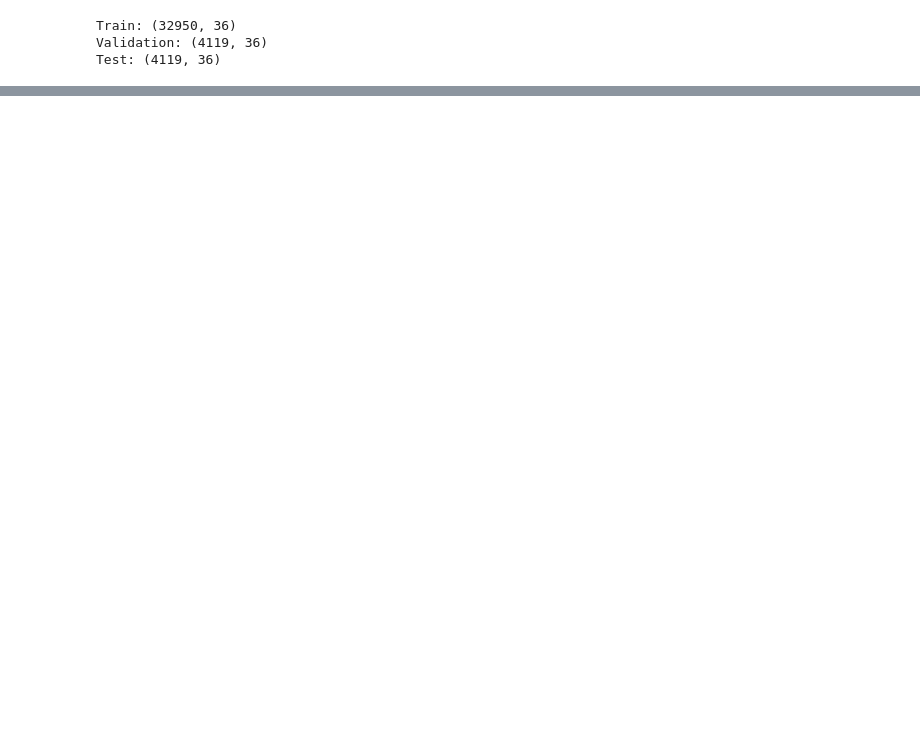
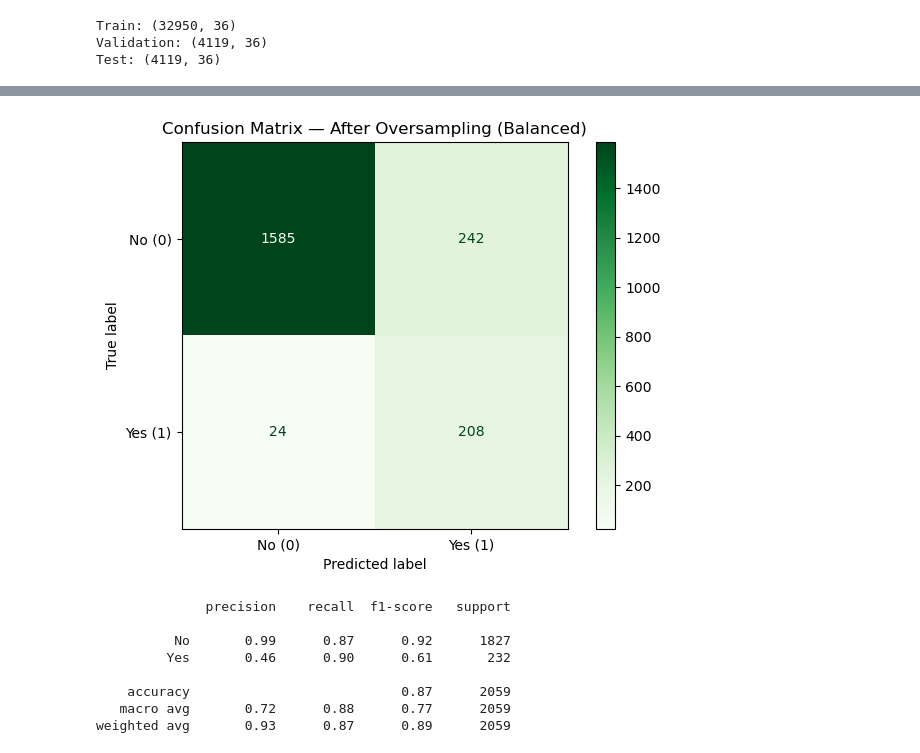
Before and after one commit to Palee222/ML-fundementals-2026, a Jupyter notebook: assignment_1_<Laura_Somogyi[_Somogyi]>.ipynb, the cells around one changed output, grey strips where cells are left out. Saved outputs shown, nothing was run; the diff lists cells and outputs as text; code cells hidden in the pictures; blank space fills up the shorter version.

```diff
--- a/assignment_1_<Laura_Somogyi[_Somogyi]>.ipynb
+++ b/assignment_1_<Laura_Somogyi[_Somogyi]>.ipynb
@@ -448,3 +964,38 @@ Name: proportion, dtype: float64
+# %%
+#confusion matrix after oversampling
+from imblearn.over_sampling import RandomOverSampler
+
+# Apply oversampling to training set ONLY
+ros = RandomOverSampler(random_state=42)
+X_train_res, y_train_res = ros.fit_resample(X_train_scaled, y_train)
+
+# Train on balanced training data
+lr_balanced = LogisticRegression(max_iter=1000, random_state=42)
+lr_balanced.fit(X_train_res, y_train_res)
+
+# Predict on the validation set -> no resampling here
+y_pred_balanced = lr_balanced.predict(X_val_scaled)
+
+# Plot confusion matrix
+cm2 = confusion_matrix(y_val, y_pred_balanced)
+disp2 = ConfusionMatrixDisplay(confusion_matrix=cm2, display_labels=['No (0)', 'Yes (1)'])
+disp2.plot(cmap='Greens')
+plt.title('Confusion Matrix — After Oversampling (Balanced)')
+plt.tight_layout()
+plt.show()
+
+# Print metrics
+print(classification_report(y_val, y_pred_balanced, target_names=['No', 'Yes']))
+# %% [output]
+[figure, added]
+              precision    recall  f1-score   support
+
+          No       0.99      0.87      0.92      1827
+         Yes       0.46      0.90      0.61       232
+
+    accuracy                           0.87      2059
+   macro avg       0.72      0.88      0.77      2059
+weighted avg       0.93      0.87      0.89      2059
 # %% [markdown]
 # Task 9: Feature Scaling
 
```
Also changed, not shown: parts of 85 cells of this notebook.
